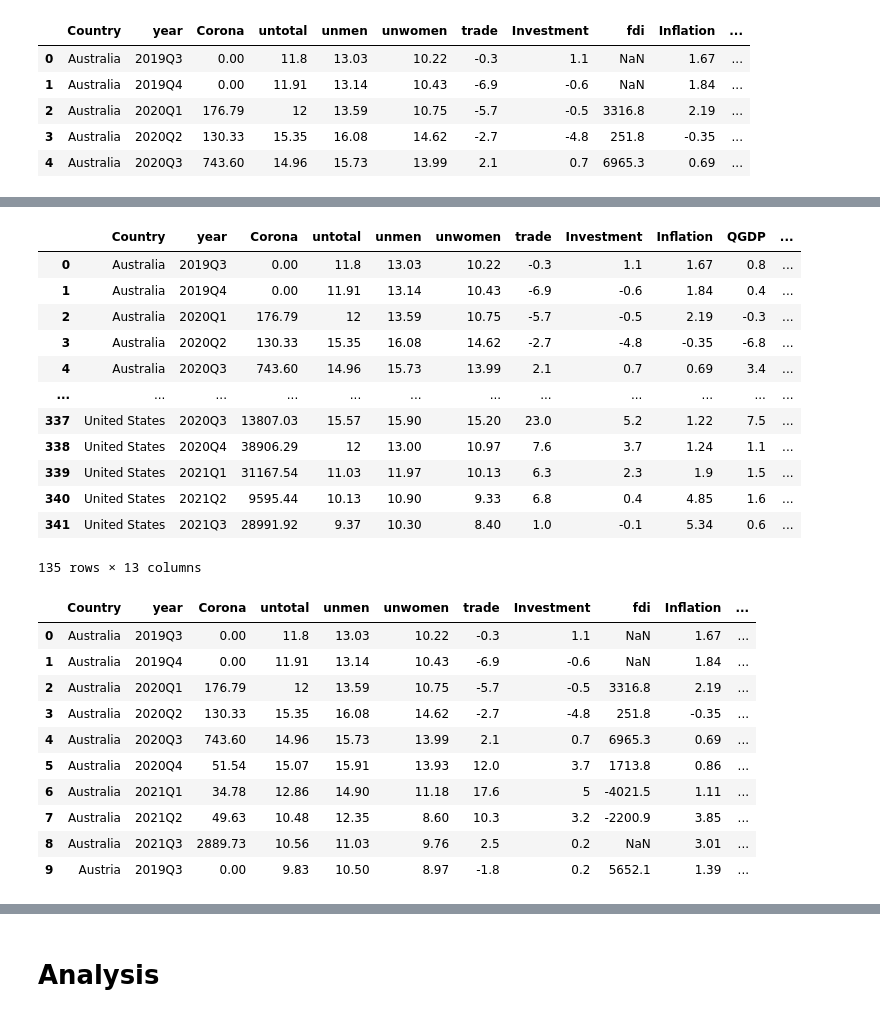
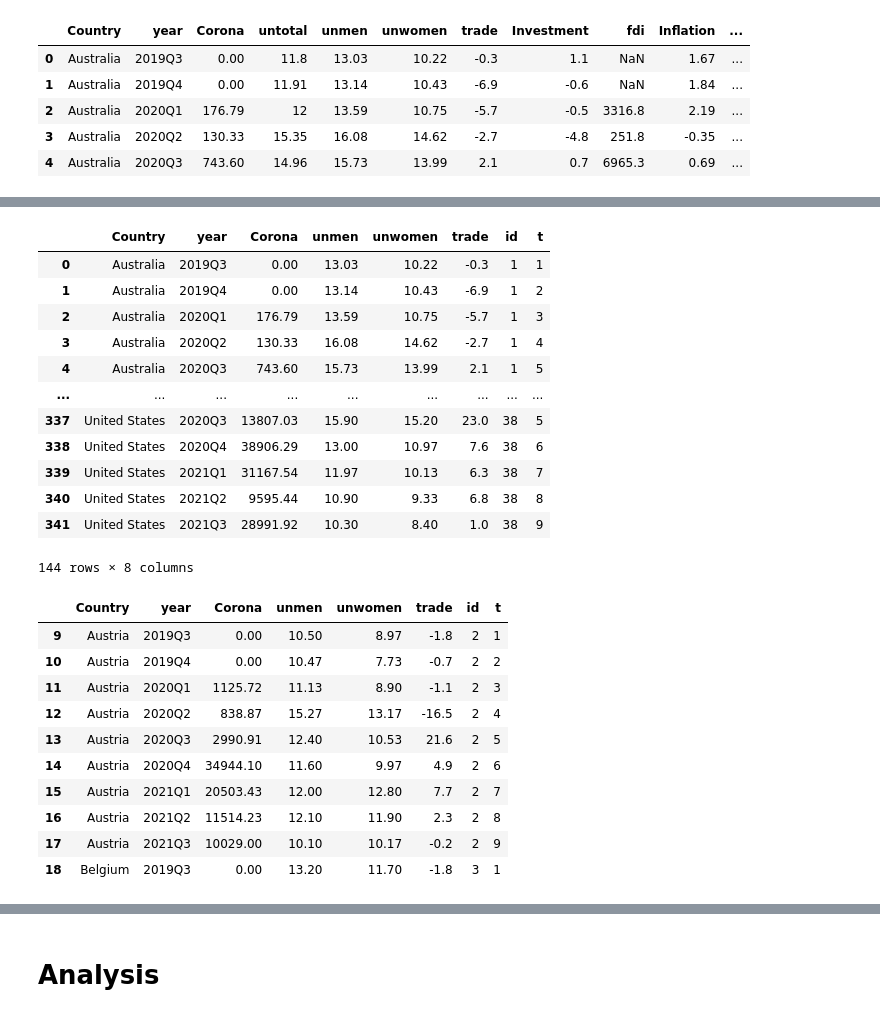
Before and after one commit to NumEconCopenhagen/projects-2023-mc, a Jupyter notebook: dataproject/dataproject.ipynb, the cells around one changed output, grey strips where cells are left out. Cells and saved outputs as stored; diff of their text form; code cells hidden in the pictures.

```diff
--- a/dataproject/dataproject.ipynb
+++ b/dataproject/dataproject.ipynb
@@ -60,0 +40,4 @@ print(data2)
+# %%
+# dropping column variables
+data2=data.drop(['fdi', 'untotal', 'Investment', 'Inflation', 'QGDP', 'Inequality'], axis=1)
+print(data2)
@@ -61,51 +59,53 @@ print(data2)
 # %%
+# dropping row variables that are not EU countries
+
 I = data2.Country.str.contains('Australia')
 I |= data2.Country.str.contains('Canada')
 I |= data2.Country.str.contains('Chile')
 I |= data2.Country.str.contains('Colombia')
 I |= data2.Country.str.contains('Costa Rica')
 I |= data2.Country.str.contains('Iceland')
-I |= data2.Country.str.contains('Isreal')
+I |= data2.Country.str.contains('Israel')
 I |= data2.Country.str.contains('Japan')
 I |= data2.Country.str.contains('Korea')
 I |= data2.Country.str.contains('Mexico')
 I |= data2.Country.str.contains('New Zealand')
 I |= data2.Country.str.contains('Norway')
 I |= data2.Country.str.contains('Switzerland')
 I |= data2.Country.str.contains('Turkey')
 I |= data2.Country.str.contains('United Kingdom')
 I |= data2.Country.str.contains('United States')
 
 data2.loc[I, :]
 # %% [output]
-|  | Country | year | Corona | untotal | unmen | unwomen | trade | Investment | Inflation | QGDP | ... |
-| 0 | Australia | 2019Q3 | 0.00 | 11.8 | 13.03 | 10.22 | -0.3 | 1.1 | 1.67 | 0.8 | ... |
-| 1 | Australia | 2019Q4 | 0.00 | 11.91 | 13.14 | 10.43 | -6.9 | -0.6 | 1.84 | 0.4 | ... |
-| 2 | Australia | 2020Q1 | 176.79 | 12 | 13.59 | 10.75 | -5.7 | -0.5 | 2.19 | -0.3 | ... |
-| 3 | Australia | 2020Q2 | 130.33 | 15.35 | 16.08 | 14.62 | -2.7 | -4.8 | -0.35 | -6.8 | ... |
-| 4 | Australia | 2020Q3 | 743.60 | 14.96 | 15.73 | 13.99 | 2.1 | 0.7 | 0.69 | 3.4 | ... |
-| ... | ... | ... | ... | ... | ... | ... | ... | ... | ... | ... | ... |
-| 337 | United States | 2020Q3 | 13807.03 | 15.57 | 15.90 | 15.20 | 23.0 | 5.2 | 1.22 | 7.5 | ... |
-| 338 | United States | 2020Q4 | 38906.29 | 12 | 13.00 | 10.97 | 7.6 | 3.7 | 1.24 | 1.1 | ... |
-| 339 | United States | 2021Q1 | 31167.54 | 11.03 | 11.97 | 10.13 | 6.3 | 2.3 | 1.9 | 1.5 | ... |
-| 340 | United States | 2021Q2 | 9595.44 | 10.13 | 10.90 | 9.33 | 6.8 | 0.4 | 4.85 | 1.6 | ... |
-| 341 | United States | 2021Q3 | 28991.92 | 9.37 | 10.30 | 8.40 | 1.0 | -0.1 | 5.34 | 0.6 | ... |
+|  | Country | year | Corona | unmen | unwomen | trade | id | t |
+| 0 | Australia | 2019Q3 | 0.00 | 13.03 | 10.22 | -0.3 | 1 | 1 |
+| 1 | Australia | 2019Q4 | 0.00 | 13.14 | 10.43 | -6.9 | 1 | 2 |
+| 2 | Australia | 2020Q1 | 176.79 | 13.59 | 10.75 | -5.7 | 1 | 3 |
+| 3 | Australia | 2020Q2 | 130.33 | 16.08 | 14.62 | -2.7 | 1 | 4 |
+| 4 | Australia | 2020Q3 | 743.60 | 15.73 | 13.99 | 2.1 | 1 | 5 |
+| ... | ... | ... | ... | ... | ... | ... | ... | ... |
+| 337 | United States | 2020Q3 | 13807.03 | 15.90 | 15.20 | 23.0 | 38 | 5 |
+| 338 | United States | 2020Q4 | 38906.29 | 13.00 | 10.97 | 7.6 | 38 | 6 |
+| 339 | United States | 2021Q1 | 31167.54 | 11.97 | 10.13 | 6.3 | 38 | 7 |
+| 340 | United States | 2021Q2 | 9595.44 | 10.90 | 9.33 | 6.8 | 38 | 8 |
+| 341 | United States | 2021Q3 | 28991.92 | 10.30 | 8.40 | 1.0 | 38 | 9 |
-135 rows × 13 columns
+144 rows × 8 columns
 # %%
 data2 = data2.loc[I == False] # keep everything else
-data.head(10)
+data2.head(10)
 # %% [output]
-|  | Country | year | Corona | untotal | unmen | unwomen | trade | Investment | fdi | Inflation | ... |
-| 0 | Australia | 2019Q3 | 0.00 | 11.8 | 13.03 | 10.22 | -0.3 | 1.1 | NaN | 1.67 | ... |
-| 1 | Australia | 2019Q4 | 0.00 | 11.91 | 13.14 | 10.43 | -6.9 | -0.6 | NaN | 1.84 | ... |
-| 2 | Australia | 2020Q1 | 176.79 | 12 | 13.59 | 10.75 | -5.7 | -0.5 | 3316.8 | 2.19 | ... |
-| 3 | Australia | 2020Q2 | 130.33 | 15.35 | 16.08 | 14.62 | -2.7 | -4.8 | 251.8 | -0.35 | ... |
-| 4 | Australia | 2020Q3 | 743.60 | 14.96 | 15.73 | 13.99 | 2.1 | 0.7 | 6965.3 | 0.69 | ... |
-| 5 | Australia | 2020Q4 | 51.54 | 15.07 | 15.91 | 13.93 | 12.0 | 3.7 | 1713.8 | 0.86 | ... |
-| 6 | Australia | 2021Q1 | 34.78 | 12.86 | 14.90 | 11.18 | 17.6 | 5 | -4021.5 | 1.11 | ... |
-| 7 | Australia | 2021Q2 | 49.63 | 10.48 | 12.35 | 8.60 | 10.3 | 3.2 | -2200.9 | 3.85 | ... |
-| 8 | Australia | 2021Q3 | 2889.73 | 10.56 | 11.03 | 9.76 | 2.5 | 0.2 | NaN | 3.01 | ... |
-| 9 | Austria | 2019Q3 | 0.00 | 9.83 | 10.50 | 8.97 | -1.8 | 0.2 | 5652.1 | 1.39 | ... |
+|  | Country | year | Corona | unmen | unwomen | trade | id | t |
+| 9 | Austria | 2019Q3 | 0.00 | 10.50 | 8.97 | -1.8 | 2 | 1 |
+| 10 | Austria | 2019Q4 | 0.00 | 10.47 | 7.73 | -0.7 | 2 | 2 |
+| 11 | Austria | 2020Q1 | 1125.72 | 11.13 | 8.90 | -1.1 | 2 | 3 |
+| 12 | Austria | 2020Q2 | 838.87 | 15.27 | 13.17 | -16.5 | 2 | 4 |
+| 13 | Austria | 2020Q3 | 2990.91 | 12.40 | 10.53 | 21.6 | 2 | 5 |
+| 14 | Austria | 2020Q4 | 34944.10 | 11.60 | 9.97 | 4.9 | 2 | 6 |
+| 15 | Austria | 2021Q1 | 20503.43 | 12.00 | 12.80 | 7.7 | 2 | 7 |
+| 16 | Austria | 2021Q2 | 11514.23 | 12.10 | 11.90 | 2.3 | 2 | 8 |
+| 17 | Austria | 2021Q3 | 10029.00 | 10.10 | 10.17 | -0.2 | 2 | 9 |
+| 18 | Belgium | 2019Q3 | 0.00 | 13.20 | 11.70 | -1.8 | 3 | 1 |
 # %%
 data2.reset_index(inplace = True, drop = True) # Drop old index too
 data2.iloc[0:300,:]
```
Also changed, not shown: parts of 24 cells of this notebook, 2 other files.
